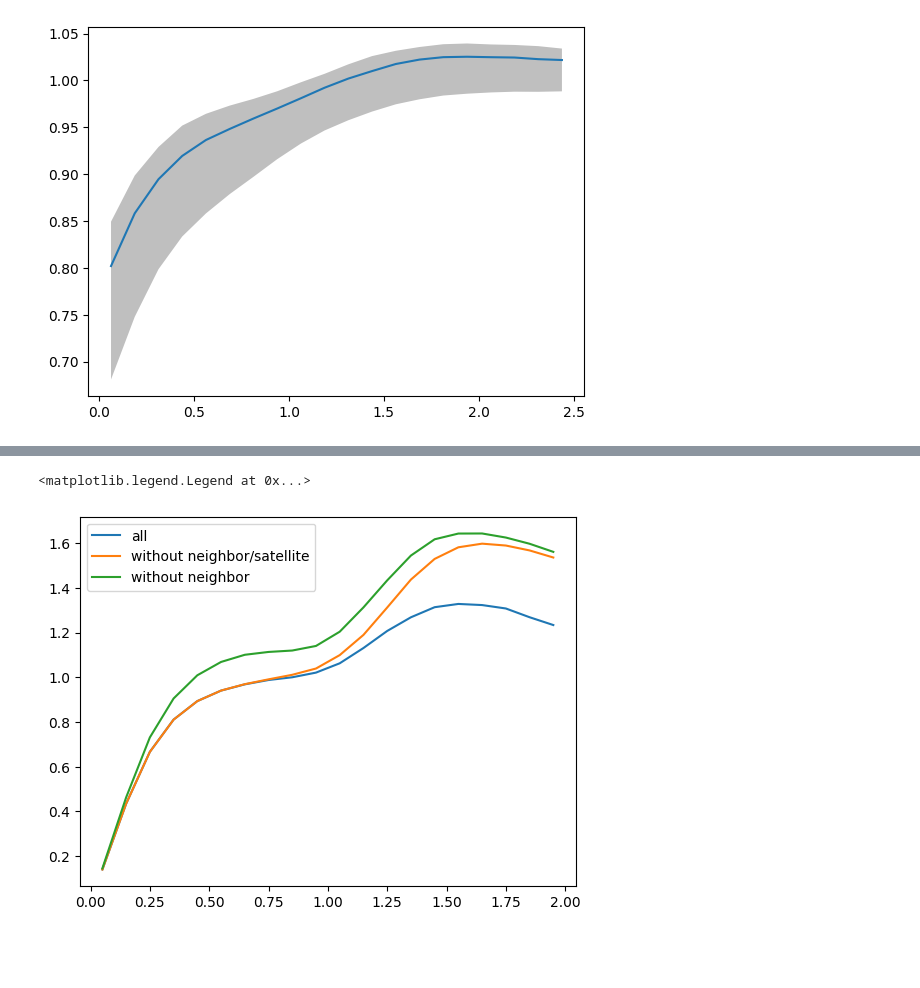
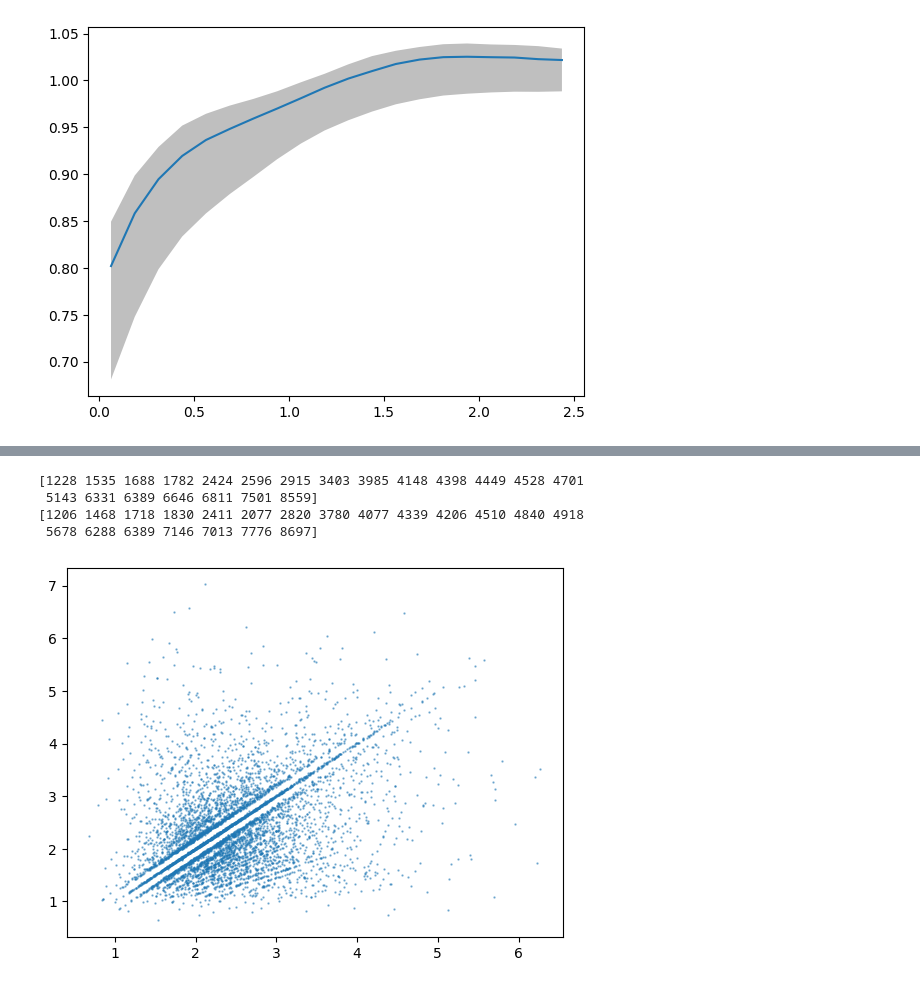
Before and after one commit to yjqqyjq/code, a Jupyter notebook: kdtree.ipynb, the cells around one changed output, grey strips where cells are left out. Cells and saved outputs as stored; diff of their text form; code cells hidden in the pictures; blank space fills up the shorter version.

```diff
--- a/kdtree.ipynb
+++ b/kdtree.ipynb
@@ -204,14 +247,22 @@ ax.hist(rsat)
 # %%
+f=h5py.File("/Users/24756376/data/Flamingo/L1000N1800/same_halos.hdf5",'r')
+same_id=np.array(f["ids"])
+f.close()
+f=h5py.File("/Users/24756376/data/Flamingo/L1000N1800_NoCool/same_halos.hdf5",'r')
+same_id_ad=np.array(f["ids"])
+f.close()
 fig=plt.figure()
 ax=fig.add_subplot(111)
-per=np.percentile(hgas/hdm, 50, axis=0)
-
-ax.plot(bin, per, label='all')
-per=np.percentile(hgas_neigh/hdm_neigh, 50, axis=0)
-ax.plot(bin, per, label='without neighbor/satellite')
-per=np.percentile(hgas_sat/hdm_sat, 50, axis=0)
-ax.plot(bin, per, label='without neighbor')
-ax.legend()
+ax.scatter((Rs)[same_id],(Rs_ad)[same_id_ad],s=0.5,alpha=0.5
+        )
+#ax.hist(Rs_ad/r50_ad,bins=30,alpha=0.5,label='L1000N1800_AD'
+#       )
+print(same_id[(Rs)[same_id]-(Rs_ad)[same_id_ad]>3])
+print(same_id_ad[(Rs)[same_id]-(Rs_ad)[same_id_ad]>3])
+#ax.plot(np.linspace(1,6,10),np.linspace(1,6,10),linestyle='dashed',color='k')
 # %% [output]
-<matplotlib.legend.Legend at 0x...>
+[1228 1535 1688 1782 2424 2596 2915 3403 3985 4148 4398 4449 4528 4701
+ 5143 6331 6389 6646 6811 7501 8559]
+[1206 1468 1718 1830 2411 2077 2820 3780 4077 4339 4206 4510 4840 4918
+ 5678 6288 6389 7146 7013 7776 8697]
-[figure, old version]
+[figure, new version]
```
Also changed, not shown: parts of 7 cells of this notebook, 14 other files.
